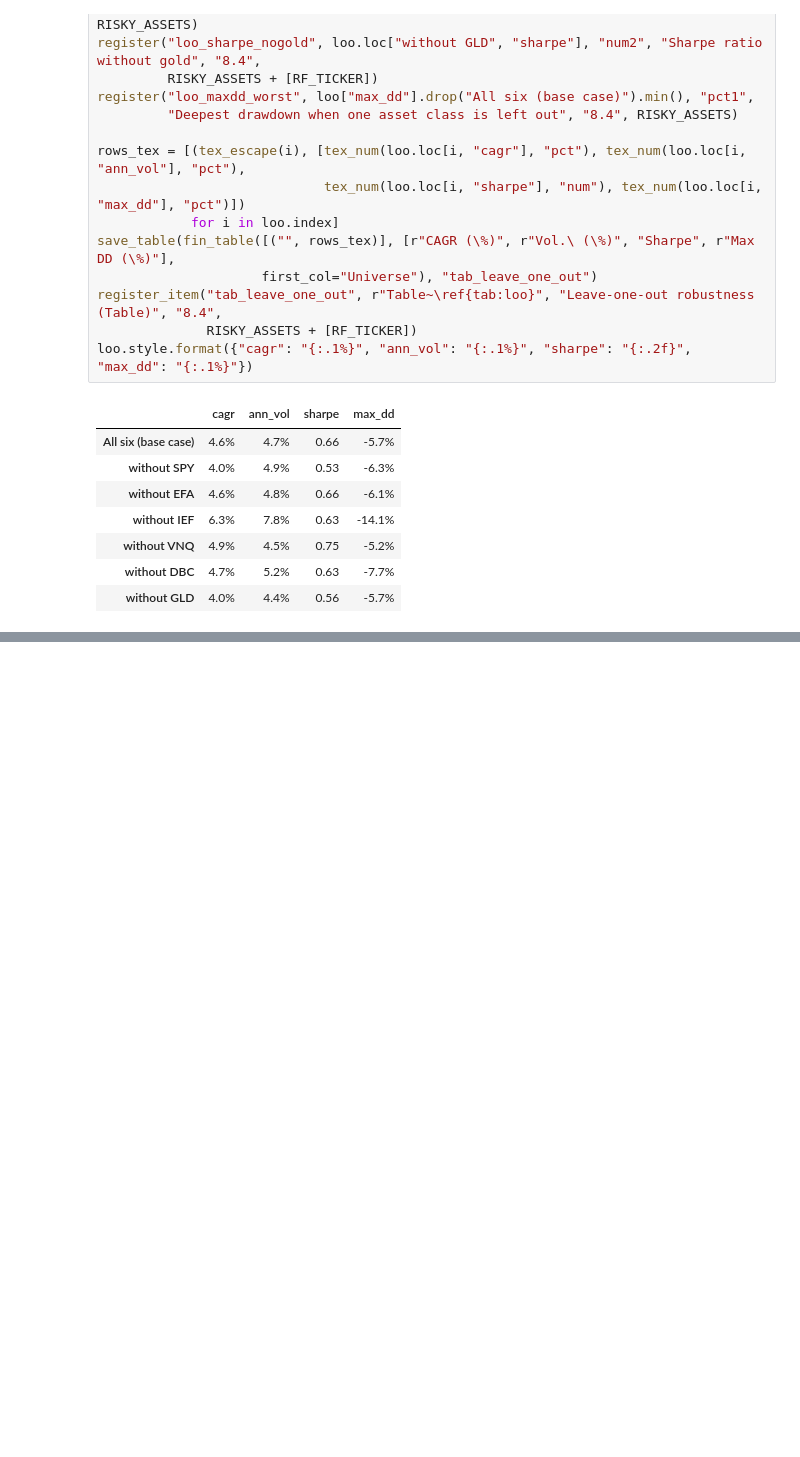
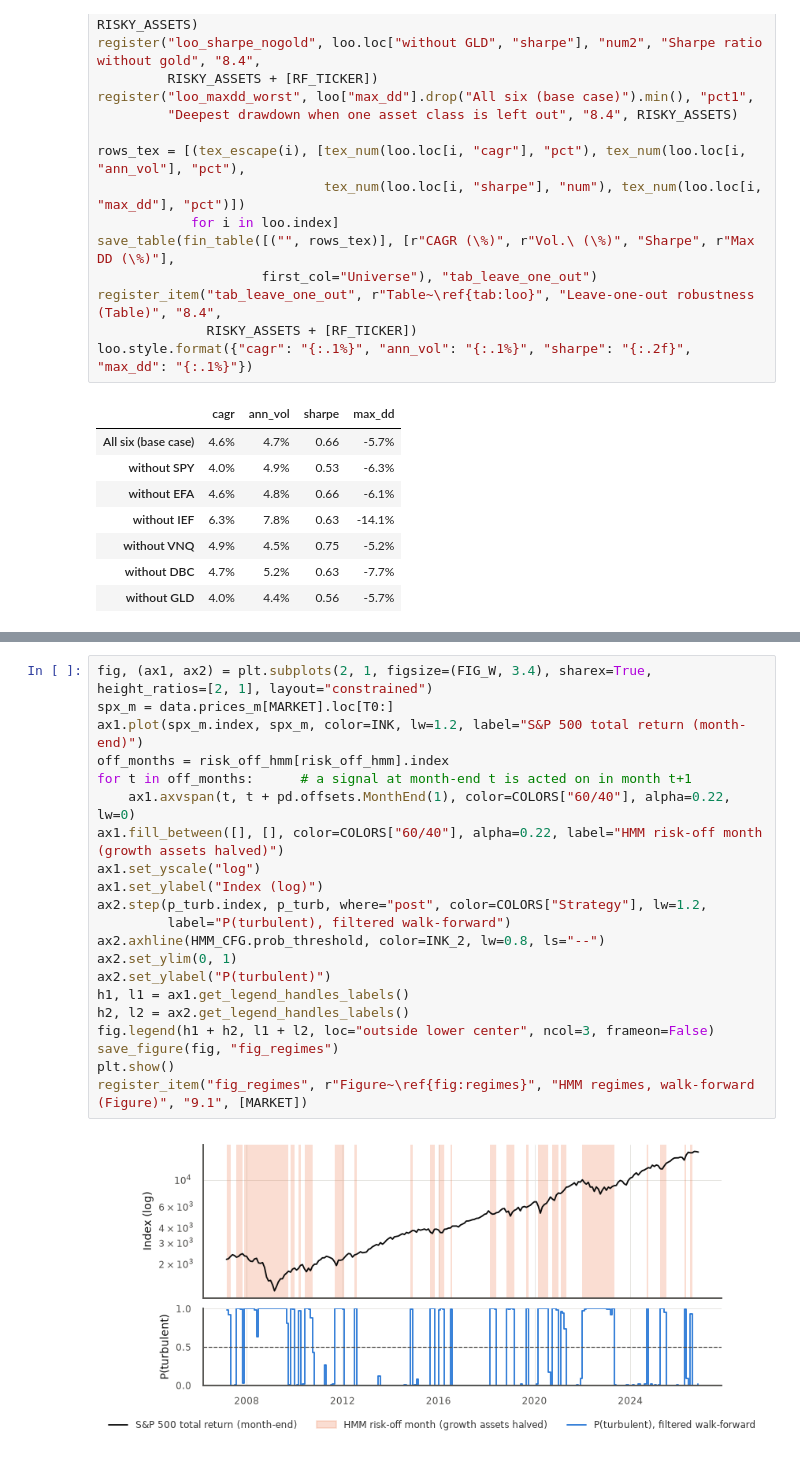
Before and after one commit to paul2108/04_Financial-Modelin-Group-projects, a Jupyter notebook: notebook/GroupZ_RiskParity_Trend.ipynb, the cells around one changed output, grey strips where cells are left out. Drawn from its saved outputs; the diff is of its cells as text; blank space fills up the shorter version.

```diff
--- a/notebook/GroupZ_RiskParity_Trend.ipynb
+++ b/notebook/GroupZ_RiskParity_Trend.ipynb
@@ -1507,0 +1763,23 @@ loo.style.format({"cagr": "{:.1%}", "ann_vol": "{:.1%}", "sharpe": "{:.2f}", "ma
+# %%
+fig, (ax1, ax2) = plt.subplots(2, 1, figsize=(FIG_W, 3.4), sharex=True, height_ratios=[2, 1], layout="constrained")
+spx_m = data.prices_m[MARKET].loc[T0:]
+ax1.plot(spx_m.index, spx_m, color=INK, lw=1.2, label="S&P 500 total return (month-end)")
+off_months = risk_off_hmm[risk_off_hmm].index
+for t in off_months:      # a signal at month-end t is acted on in month t+1
+    ax1.axvspan(t, t + pd.offsets.MonthEnd(1), color=COLORS["60/40"], alpha=0.22, lw=0)
+ax1.fill_between([], [], color=COLORS["60/40"], alpha=0.22, label="HMM risk-off month (growth assets halved)")
+ax1.set_yscale("log")
+ax1.set_ylabel("Index (log)")
+ax2.step(p_turb.index, p_turb, where="post", color=COLORS["Strategy"], lw=1.2,
+         label="P(turbulent), filtered walk-forward")
+ax2.axhline(HMM_CFG.prob_threshold, color=INK_2, lw=0.8, ls="--")
+ax2.set_ylim(0, 1)
+ax2.set_ylabel("P(turbulent)")
+h1, l1 = ax1.get_legend_handles_labels()
+h2, l2 = ax2.get_legend_handles_labels()
+fig.legend(h1 + h2, l1 + l2, loc="outside lower center", ncol=3, frameon=False)
+save_figure(fig, "fig_regimes")
+plt.show()
+register_item("fig_regimes", r"Figure~\ref{fig:regimes}", "HMM regimes, walk-forward (Figure)", "9.1", [MARKET])
+# %% [output]
+[figure, added]
```
Also changed, not shown: parts of 31 cells of this notebook, 20 other files.
